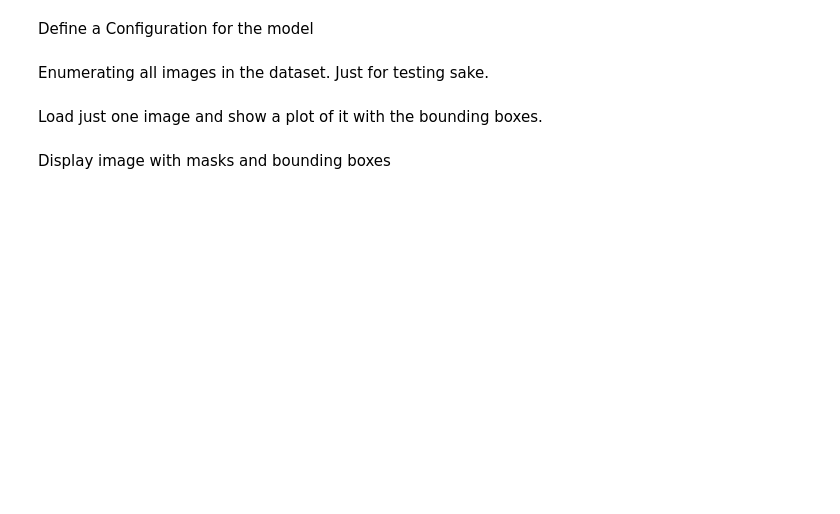
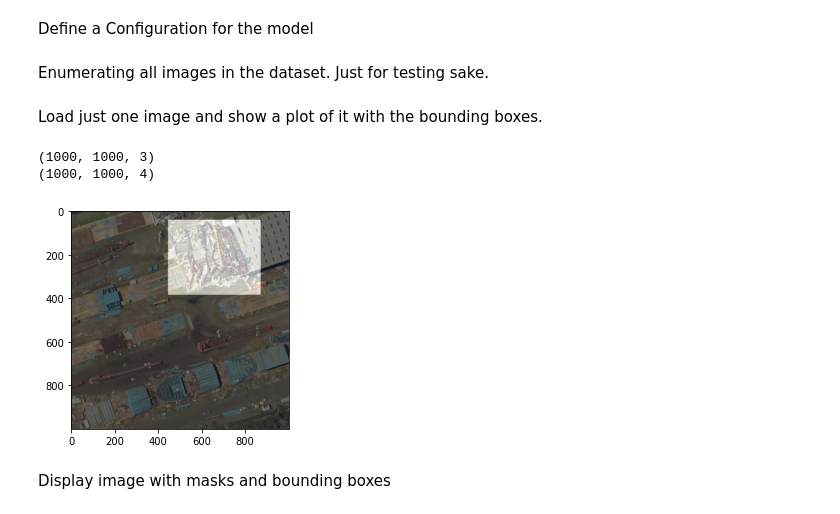
Before and after one commit to keriwheatley/debris-estimation-call-for-code, a Jupyter notebook: src/KerasModelColab.ipynb, the cells around one changed output. Drawn from its saved outputs; the diff is of its cells as text; code cells hidden in the pictures; blank space fills up the shorter version.

```diff
--- a/src/KerasModelColab.ipynb
+++ b/src/KerasModelColab.ipynb
@@ -60,11 +90,11 @@ class HurricaneDataset(Dataset):
 			# extract image id
 			image_id = filename.split('.')[0]
 			image_count += 1
-			# skip all images after 80%, if we are building the train set
-			if is_train and int(image_count) >= int(0.8 * file_count):
+			# skip all images after 90%, if we are building the train set
+			if is_train and int(image_count) >= int(0.9 * file_count):
 				continue
 			# skip all images before 80%, if we are building the test/val set
-			if not is_train and int(image_count) < int(0.8 * file_count):
+			if not is_train and int(image_count) < int(0.9 * file_count):
 				continue
 			img_path = images_dir + filename
 			ann_path = annotations_dir + image_id + '.xml'
@@ -122,7 +152,7 @@ class HurricaneDataset(Dataset):
 Load the train dataset
 # %%
 train_set = HurricaneDataset()
-train_set.load_dataset('/content/drive/My Drive/train_data_small', is_train=True)
+train_set.load_dataset('/content/drive/My Drive/train_data', is_train=True)
 train_set.prepare()
 trainlength = len(train_set.image_ids)
 print('Train: %d' % trainlength)
@@ -154,14 +188,18 @@ Just for testing sake.
 # %% [markdown]
 Load just one image and show a plot of it with the bounding boxes.
 # %%
-image_id = 5
+image_id = 1
 image = train_set.load_image(image_id)
 print(image.shape)
 mask, class_ids = train_set.load_mask(image_id)
 print(mask.shape)
 pyplot.imshow(image)
 pyplot.imshow(mask[:, :, 0], cmap='gray', alpha=0.5)
 pyplot.show()
+# %% [output]
+(1000, 1000, 3)
+(1000, 1000, 4)
+[figure, added]
 # %% [markdown]
 
 Display image with masks and bounding boxes
```
Also changed, not shown: parts of 12 cells of this notebook, 1 other file.
